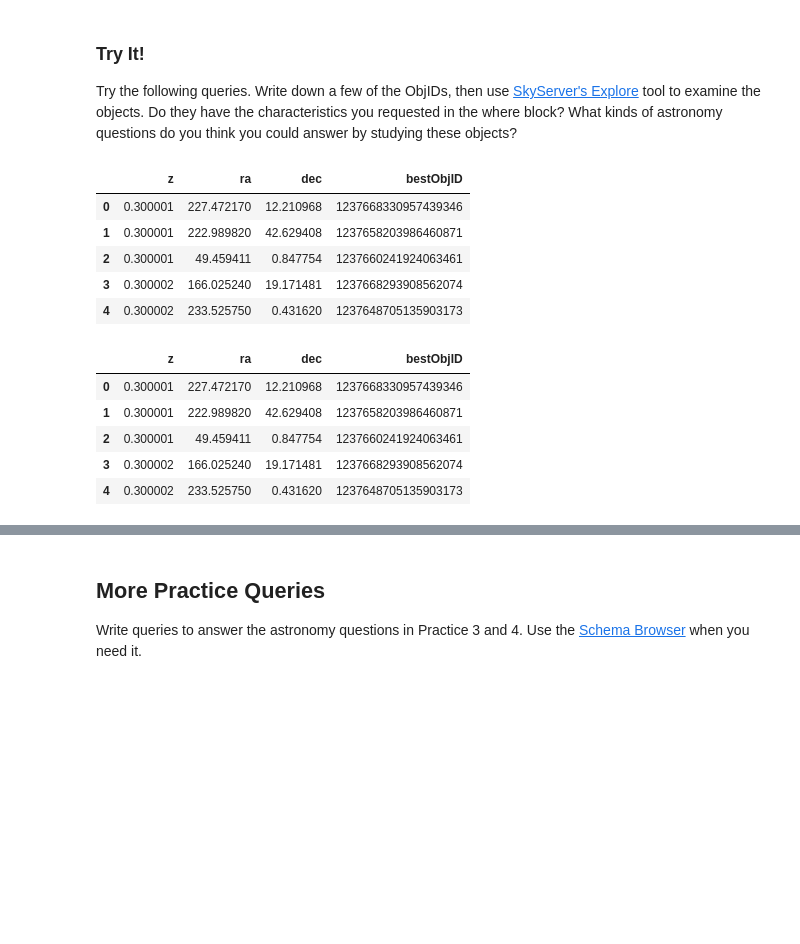
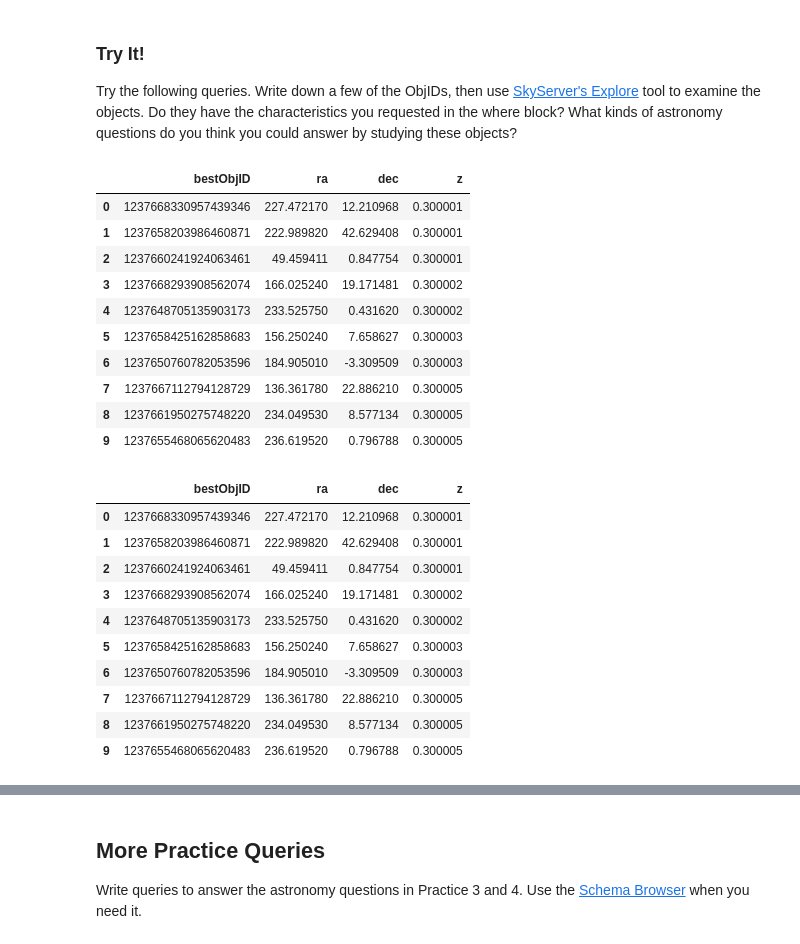
Before and after one commit to masterdesky/ELTE-databases-2020, a Jupyter notebook: practice/sdss_sql_tutorial_2020.ipynb, the cells around one changed output, grey strips where cells are left out. Saved outputs shown, nothing was run; the diff lists cells and outputs as text; code cells hidden in the pictures; blank space fills up the shorter version.

```diff
--- a/practice/sdss_sql_tutorial_2020.ipynb
+++ b/practice/sdss_sql_tutorial_2020.ipynb
@@ -22,9 +94,7 @@ import getpass
 os.listdir('../../SciScript-Python/py3/')
 sys.path.append('../../SciScript-Python/py3/')
 # %%
-import pandas as pd
 from SciServer import Authentication, CasJobs, SkyQuery
-pd.set_option('display.max_colwidth', 200)
 # %%
 auth_name = 'masterdesky'
 auth_pass = getpass.getpass()
@@ -239,37 +392,57 @@ This query returns the first 10 photometric objects (in the PhotoObj table) that
 Try the following queries. Write down a few of the ObjIDs, then use [SkyServer's Explore](http://skyserver.sdss.org/dr16/en/tools/explore/Summary.aspx) tool to examine the objects. Do they have the characteristics you requested in the where block? What kinds of astronomy questions do you think you could answer by studying these objects?
 # %%
 query = """
-select top 10 z,ra,dec,bestObjID
-from specObj
-where class = 'galaxy' AND
-z > 0.3 AND
-zWarning = 0
+SELECT TOP 10
+    bestObjID,
+    ra, dec, z
+FROM
+    specObj
+WHERE
+    class = 'GALAXY' AND
+    z > 0.3 AND
+    zWarning = 0;
 """
+
 res = CasJobs.executeQuery(query, context='DR16')
-res.head()
+display(res)
 # %% [output]
-|  | z | ra | dec | bestObjID |
-| 0 | 0.300001 | 227.472170 | 12.210968 | 1237668330957439346 |
-| 1 | 0.300001 | 222.989820 | 42.629408 | 1237658203986460871 |
-| 2 | 0.300001 | 49.459411 | 0.847754 | 1237660241924063461 |
-| 3 | 0.300002 | 166.025240 | 19.171481 | 1237668293908562074 |
-| 4 | 0.300002 | 233.525750 | 0.431620 | 1237648705135903173 |
+|  | bestObjID | ra | dec | z |
+| 0 | 1237668330957439346 | 227.472170 | 12.210968 | 0.300001 |
+| 1 | 1237658203986460871 | 222.989820 | 42.629408 | 0.300001 |
+| 2 | 1237660241924063461 | 49.459411 | 0.847754 | 0.300001 |
+| 3 | 1237668293908562074 | 166.025240 | 19.171481 | 0.300002 |
+| 4 | 1237648705135903173 | 233.525750 | 0.431620 | 0.300002 |
+| 5 | 1237658425162858683 | 156.250240 | 7.658627 | 0.300003 |
+| 6 | 1237650760782053596 | 184.905010 | -3.309509 | 0.300003 |
+| 7 | 1237667112794128729 | 136.361780 | 22.886210 | 0.300005 |
+| 8 | 1237661950275748220 | 234.049530 | 8.577134 | 0.300005 |
+| 9 | 1237655468065620483 | 236.619520 | 0.796788 | 0.300005 |
 # %%
 query = """
-select top 10 z,ra,dec,bestObjID
-from specObj
-where (class = 'galaxy' or class = 'qso') AND
-z > 0.3 AND
-zWarning = 0
+SELECT TOP 10
+    bestObjID,
+    ra, dec, z
+FROM
+    specObj
+WHERE
+    (class = 'GALAXY' or class = 'QSO') AND
+    z > 0.3 AND
+    zWarning = 0;
 """
+
 res = CasJobs.executeQuery(query, context='DR16')
-res.head()
+display(res)
 # %% [output]
-|  | z | ra | dec | bestObjID |
-| 0 | 0.300001 | 227.472170 | 12.210968 | 1237668330957439346 |
-| 1 | 0.300001 | 222.989820 | 42.629408 | 1237658203986460871 |
-| 2 | 0.300001 | 49.459411 | 0.847754 | 1237660241924063461 |
-| 3 | 0.300002 | 166.025240 | 19.171481 | 1237668293908562074 |
-| 4 | 0.300002 | 233.525750 | 0.431620 | 1237648705135903173 |
+|  | bestObjID | ra | dec | z |
+| 0 | 1237668330957439346 | 227.472170 | 12.210968 | 0.300001 |
+| 1 | 1237658203986460871 | 222.989820 | 42.629408 | 0.300001 |
+| 2 | 1237660241924063461 | 49.459411 | 0.847754 | 0.300001 |
+| 3 | 1237668293908562074 | 166.025240 | 19.171481 | 0.300002 |
+| 4 | 1237648705135903173 | 233.525750 | 0.431620 | 0.300002 |
+| 5 | 1237658425162858683 | 156.250240 | 7.658627 | 0.300003 |
+| 6 | 1237650760782053596 | 184.905010 | -3.309509 | 0.300003 |
+| 7 | 1237667112794128729 | 136.361780 | 22.886210 | 0.300005 |
+| 8 | 1237661950275748220 | 234.049530 | 8.577134 | 0.300005 |
+| 9 | 1237655468065620483 | 236.619520 | 0.796788 | 0.300005 |
 # %%
 query = """
```
Also changed, not shown: parts of 67 cells of this notebook, 2 other files.
